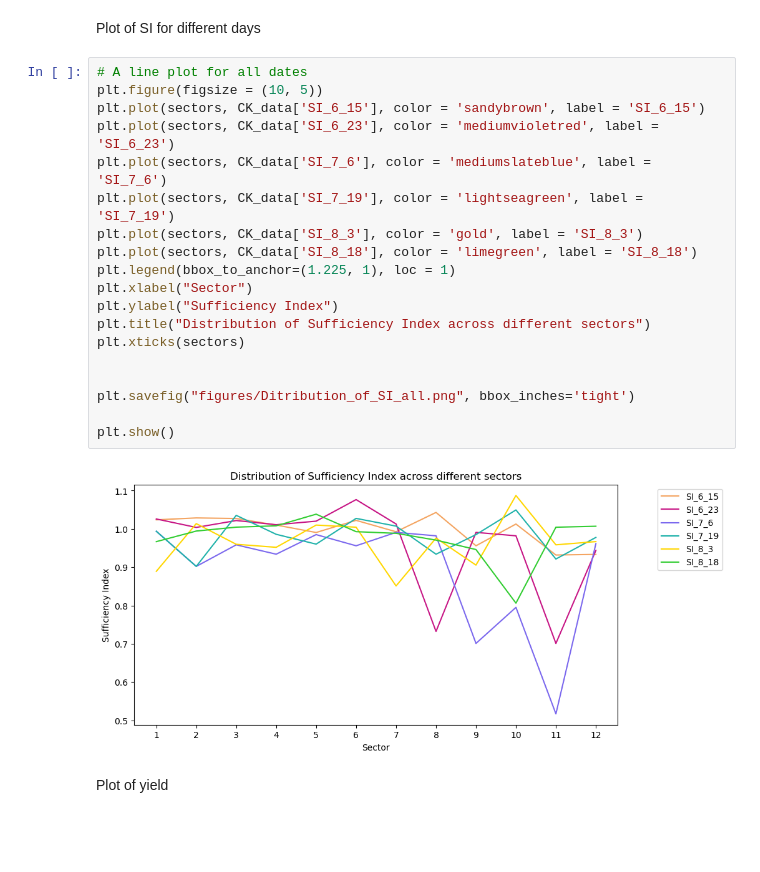
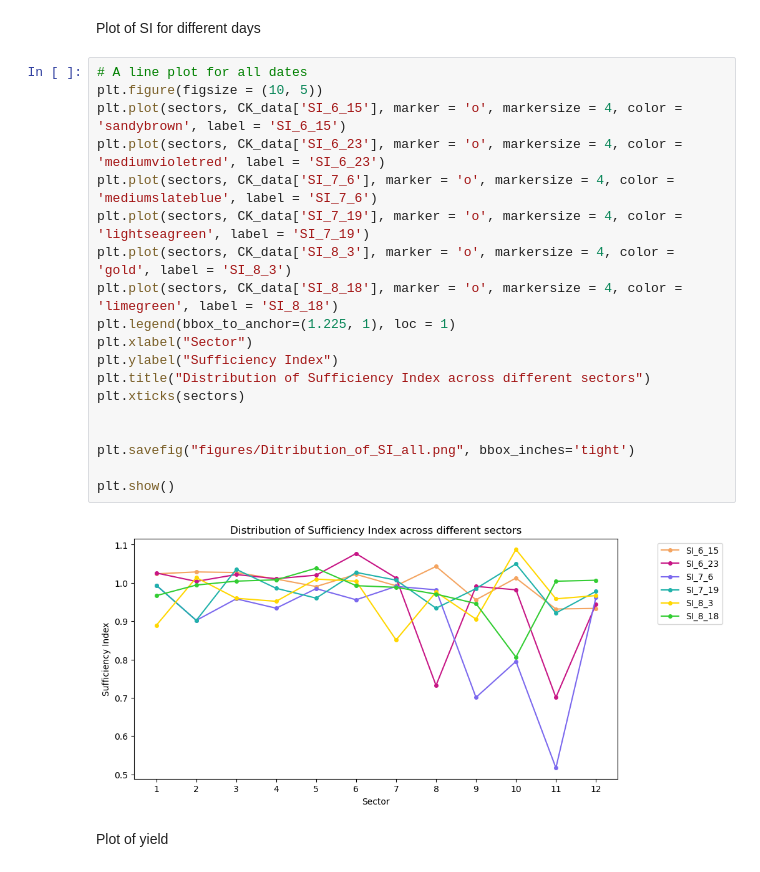
Before and after one commit to Gayara-Fernando/Summer_misc, a Jupyter notebook: Plots.ipynb, the cells around one changed output. Drawn from its saved outputs; the diff is of its cells as text; blank space fills up the shorter version.

```diff
--- a/Plots.ipynb
+++ b/Plots.ipynb
@@ -135,23 +137,23 @@ Plot of SI for different days
 # %%
 # A line plot for all dates
 plt.figure(figsize = (10, 5))
-plt.plot(sectors, CK_data['SI_6_15'], color = 'sandybrown', label = 'SI_6_15')
-plt.plot(sectors, CK_data['SI_6_23'], color = 'mediumvioletred', label = 'SI_6_23')
-plt.plot(sectors, CK_data['SI_7_6'], color = 'mediumslateblue', label = 'SI_7_6')
-plt.plot(sectors, CK_data['SI_7_19'], color = 'lightseagreen', label = 'SI_7_19')
-plt.plot(sectors, CK_data['SI_8_3'], color = 'gold', label = 'SI_8_3')
-plt.plot(sectors, CK_data['SI_8_18'], color = 'limegreen', label = 'SI_8_18')
+plt.plot(sectors, CK_data['SI_6_15'], marker = 'o', markersize = 4, color = 'sandybrown', label = 'SI_6_15')
+plt.plot(sectors, CK_data['SI_6_23'], marker = 'o', markersize = 4, color = 'mediumvioletred', label = 'SI_6_23')
+plt.plot(sectors, CK_data['SI_7_6'], marker = 'o', markersize = 4, color = 'mediumslateblue', label = 'SI_7_6')
+plt.plot(sectors, CK_data['SI_7_19'], marker = 'o', markersize = 4, color = 'lightseagreen', label = 'SI_7_19')
+plt.plot(sectors, CK_data['SI_8_3'], marker = 'o', markersize = 4, color = 'gold', label = 'SI_8_3')
+plt.plot(sectors, CK_data['SI_8_18'], marker = 'o', markersize = 4, color = 'limegreen', label = 'SI_8_18')
 plt.legend(bbox_to_anchor=(1.225, 1), loc = 1)
 plt.xlabel("Sector")
 plt.ylabel("Sufficiency Index")
 plt.title("Distribution of Sufficiency Index across different sectors")
 plt.xticks(sectors)
 
 
 plt.savefig("figures/Ditribution_of_SI_all.png", bbox_inches='tight')
 
 plt.show()
 # %% [output]
-[figure, old version]
+[figure, new version]
 # %% [markdown]
 Plot of yield
```
Also changed, not shown: parts of 42 cells of this notebook.
